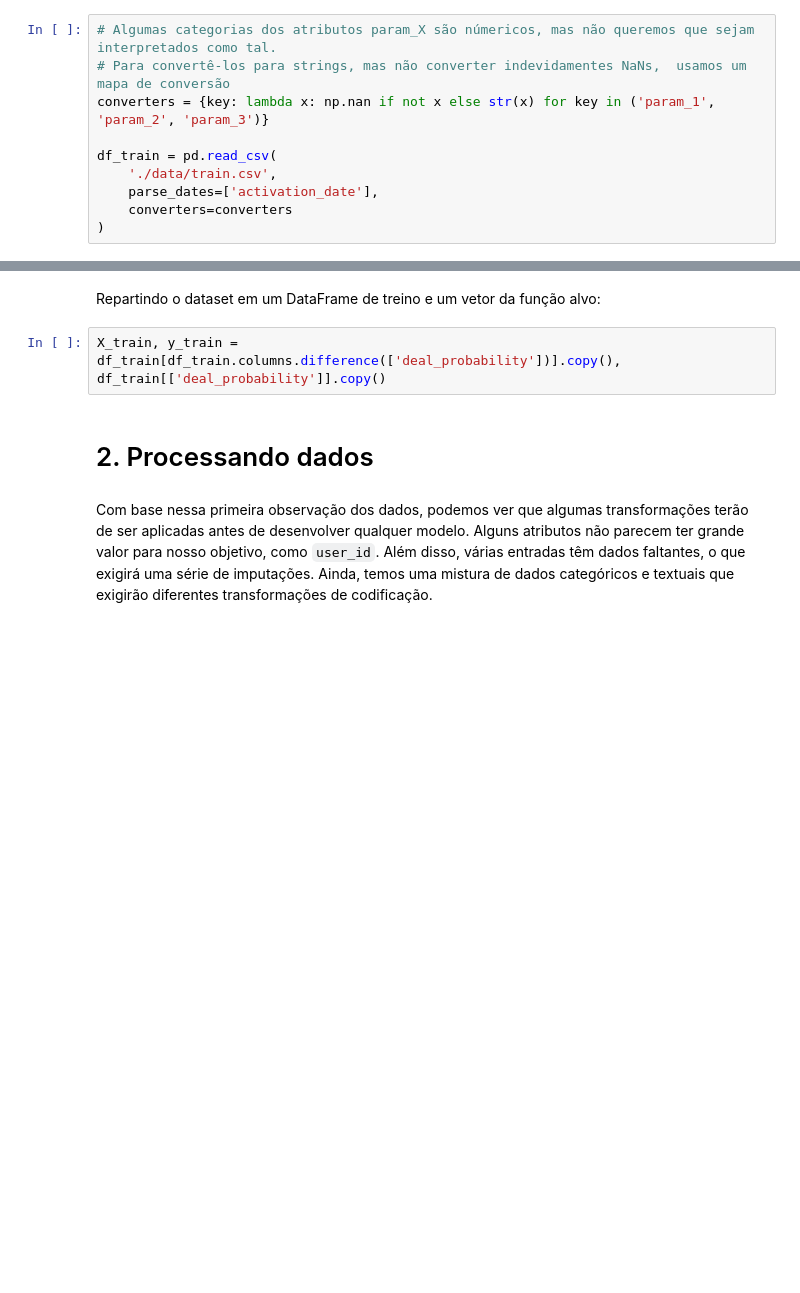
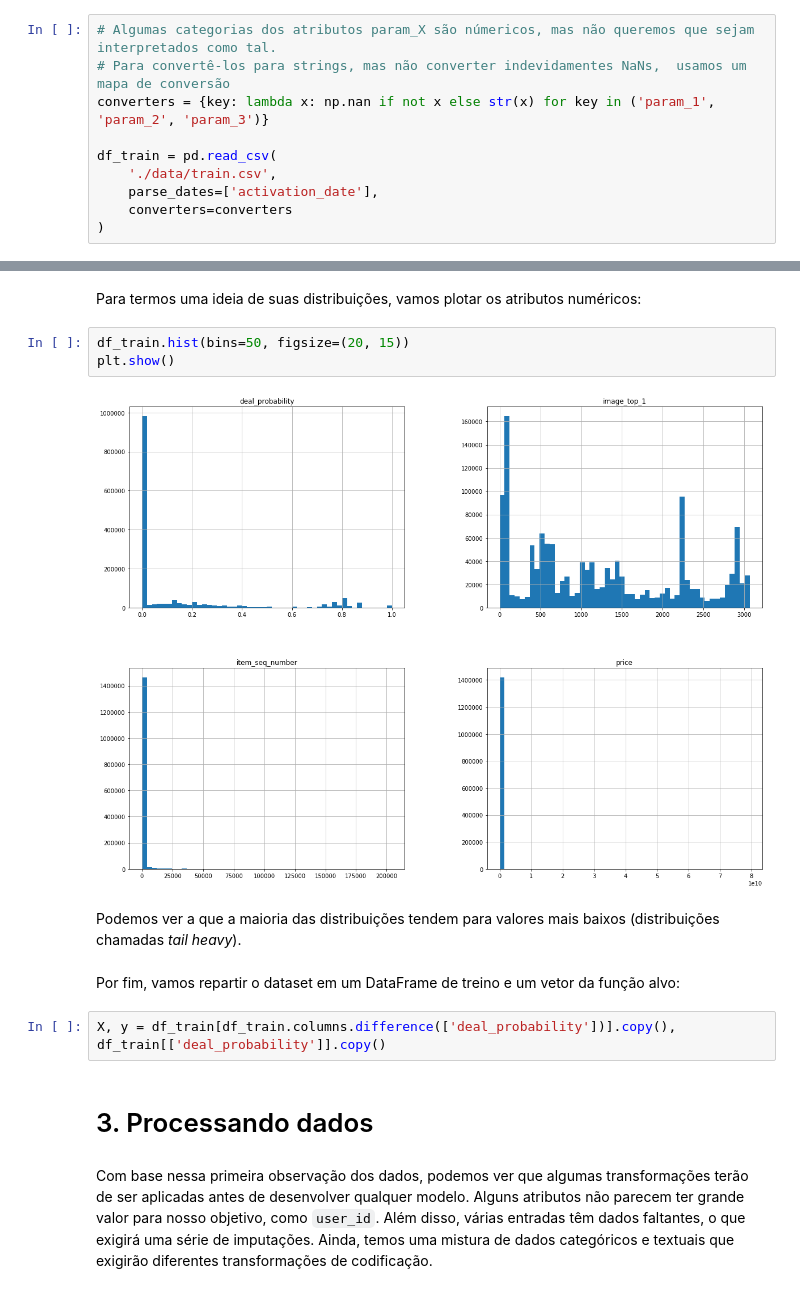
Before and after one commit to RafaelFK/avito_challenge, a Jupyter notebook: Avito Challenge Report.ipynb, the cells around one changed output, grey strips where cells are left out. Cells and saved outputs as stored; diff of their text form; blank space fills up the shorter version.

Commit message:
Explorando dados

```diff
--- a/Avito Challenge Report.ipynb
+++ b/Avito Challenge Report.ipynb
@@ -104,9 +148,18 @@ df_train.head(10)
+# %% [markdown]
+Para termos uma ideia de suas distribuições, vamos plotar os atributos numéricos:
+# %%
+df_train.hist(bins=50, figsize=(20, 15))
+plt.show()
+# %% [output]
+[figure, added]
+# %% [markdown]
+Podemos ver a que a maioria das distribuições tendem para valores mais baixos (distribuições chamadas *tail heavy*).
 # %% [markdown]
-Repartindo o dataset em um DataFrame de treino e um vetor da função alvo:
+Por fim, vamos repartir o dataset em um DataFrame de treino e um vetor da função alvo:
 # %%
-X_train, y_train = df_train[df_train.columns.difference(['deal_probability'])].copy(), df_train[['deal_probability']].copy()
+X, y = df_train[df_train.columns.difference(['deal_probability'])].copy(), df_train[['deal_probability']].copy()
 # %% [markdown]
-# 2. Processando dados
+# 3. Processando dados
 # %% [markdown]
 Com base nessa primeira observação dos dados, podemos ver que algumas transformações terão de ser aplicadas antes de desenvolver qualquer modelo. Alguns atributos não parecem ter grande valor para nosso objetivo, como `user_id`. Além disso, várias entradas têm dados faltantes, o que exigirá uma série de imputações. Ainda, temos uma mistura de dados categóricos e textuais que exigirão diferentes transformações de codificação.
 # %% [markdown]
```
Also changed, not shown: parts of 43 cells of this notebook.
